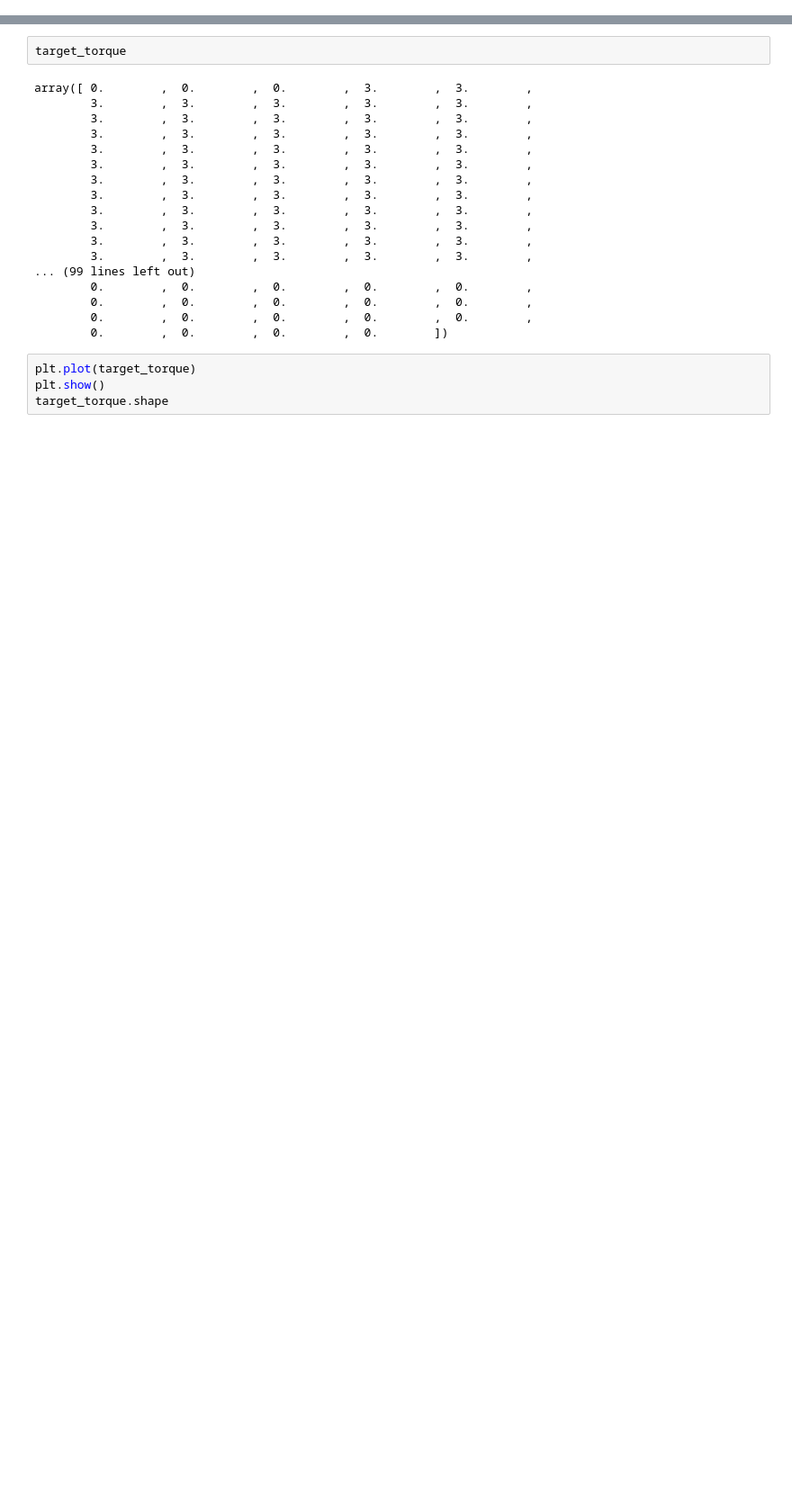
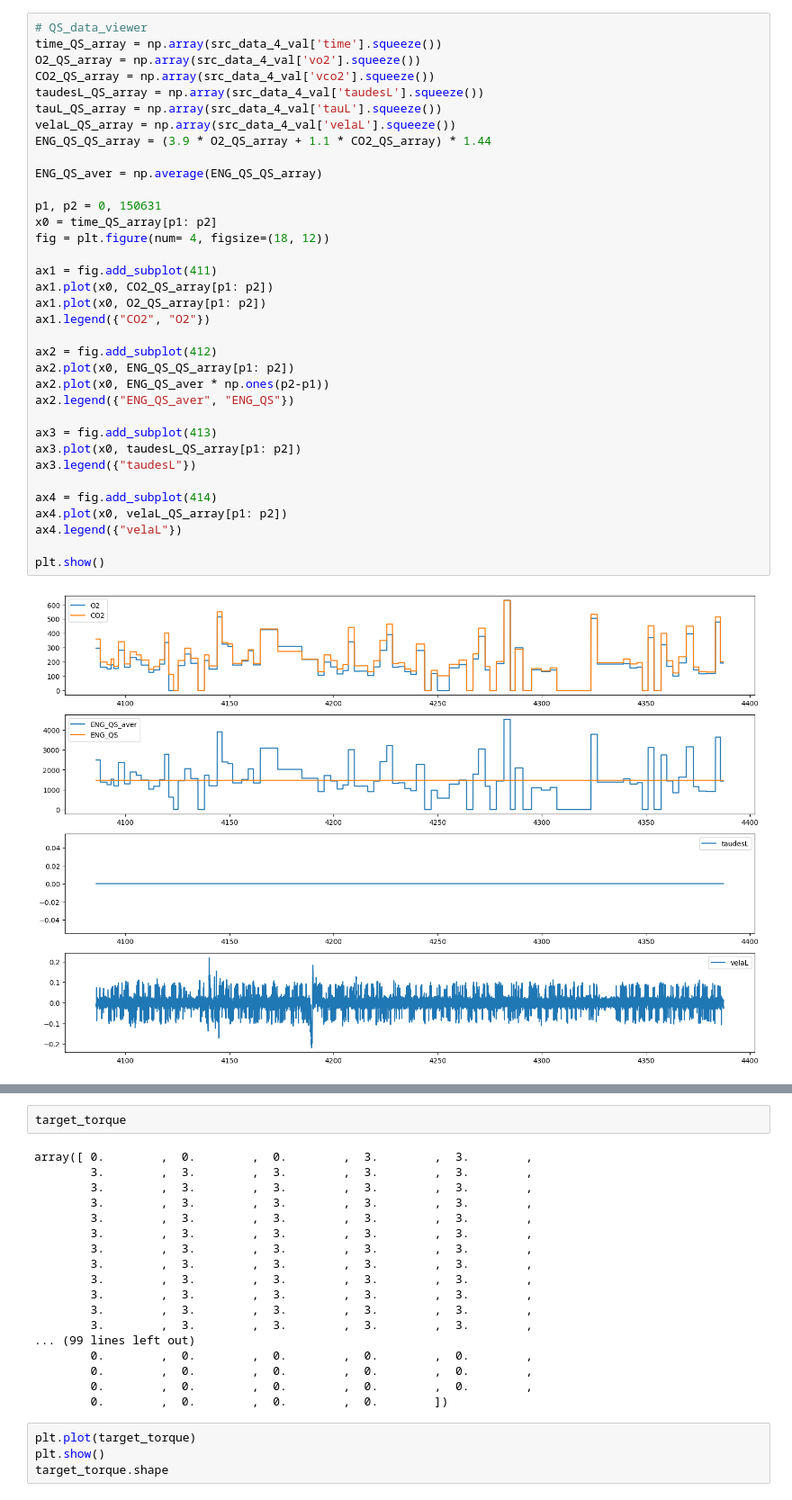
Before and after one commit to helifengctw/exoskeleton, a Jupyter notebook: pro_extract_data.ipynb, the cells around one changed output, grey strips where cells are left out. Shown at 90% size. Drawn from its saved outputs; the diff is of its cells as text; blank space fills up the shorter version.

```diff
--- a/pro_extract_data.ipynb
+++ b/pro_extract_data.ipynb
@@ -34,0 +26,37 @@ plt.show()
+# %%
+# QS_data_viewer
+time_QS_array = np.array(src_data_4_val['time'].squeeze())
+O2_QS_array = np.array(src_data_4_val['vo2'].squeeze())
+CO2_QS_array = np.array(src_data_4_val['vco2'].squeeze())
+taudesL_QS_array = np.array(src_data_4_val['taudesL'].squeeze())
+tauL_QS_array = np.array(src_data_4_val['tauL'].squeeze())
+velaL_QS_array = np.array(src_data_4_val['velaL'].squeeze())
+ENG_QS_QS_array = (3.9 * O2_QS_array + 1.1 * CO2_QS_array) * 1.44
+
+ENG_QS_aver = np.average(ENG_QS_QS_array)
+
+p1, p2 = 0, 150631
+x0 = time_QS_array[p1: p2]
+fig = plt.figure(num= 4, figsize=(18, 12))
+
+ax1 = fig.add_subplot(411)
+ax1.plot(x0, CO2_QS_array[p1: p2])
+ax1.plot(x0, O2_QS_array[p1: p2])
+ax1.legend({"CO2", "O2"})
+
+ax2 = fig.add_subplot(412)
+ax2.plot(x0, ENG_QS_QS_array[p1: p2])
+ax2.plot(x0, ENG_QS_aver * np.ones(p2-p1))
+ax2.legend({"ENG_QS_aver", "ENG_QS"})
+
+ax3 = fig.add_subplot(413)
+ax3.plot(x0, taudesL_QS_array[p1: p2])
+ax3.legend({"taudesL"})
+
+ax4 = fig.add_subplot(414)
+ax4.plot(x0, velaL_QS_array[p1: p2])
+ax4.legend({"velaL"})
+
+plt.show()
+# %% [output]
+[figure, added]
```
Also changed, not shown: parts of 10 cells of this notebook, 1 other file.
